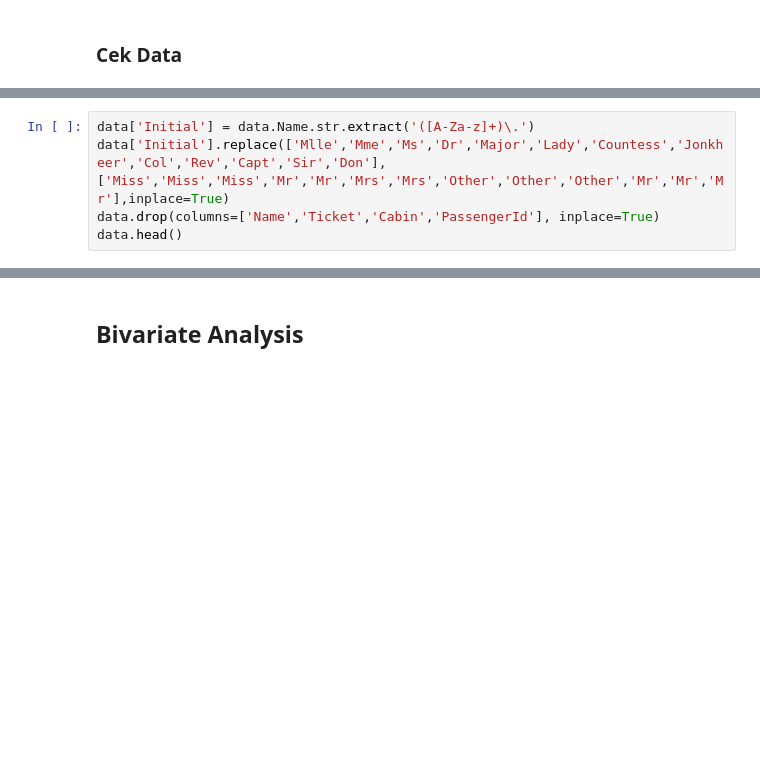
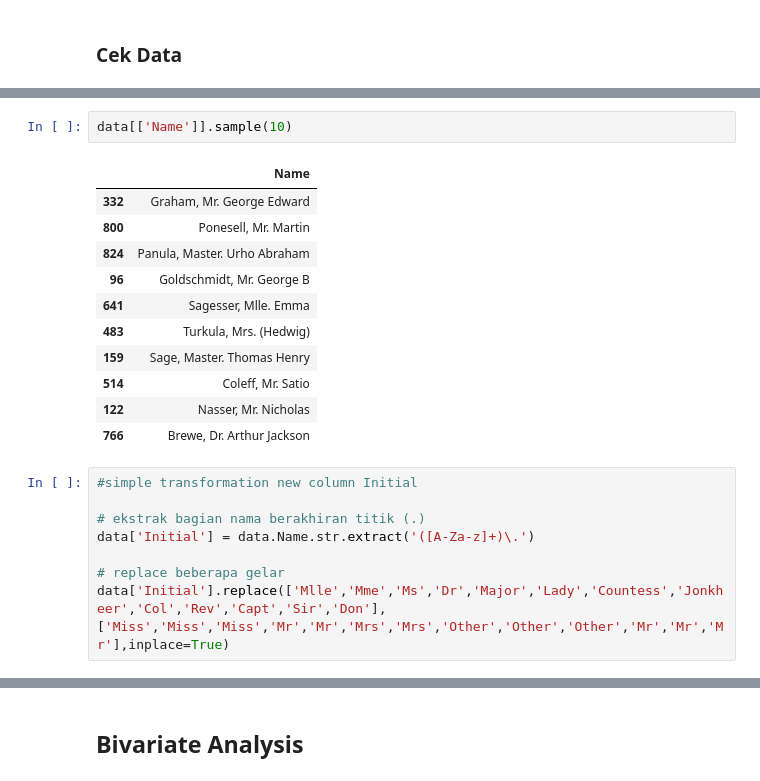
Before and after one commit to mofdac/bppk-bootcamp2, a Jupyter notebook: pandas-eda/EDA (Multivariate).ipynb, the cells around one changed output, grey strips where cells are left out. Saved outputs shown, nothing was run; the diff lists cells and outputs as text; blank space fills up the shorter version.

```diff
--- a/pandas-eda/EDA (Multivariate).ipynb
+++ b/pandas-eda/EDA (Multivariate).ipynb
@@ -55,5 +80,22 @@ data.head()
+# %%
+data[['Name']].sample(10)
+# %% [output]
+|  | Name |
+| 332 | Graham, Mr. George Edward |
+| 800 | Ponesell, Mr. Martin |
+| 824 | Panula, Master. Urho Abraham |
+| 96 | Goldschmidt, Mr. George B |
+| 641 | Sagesser, Mlle. Emma |
+| 483 | Turkula, Mrs. (Hedwig) |
+| 159 | Sage, Master. Thomas Henry |
+| 514 | Coleff, Mr. Satio |
+| 122 | Nasser, Mr. Nicholas |
+| 766 | Brewe, Dr. Arthur Jackson |
 # %%
+#simple transformation new column Initial
+
+# ekstrak bagian nama berakhiran titik (.)
 data['Initial'] = data.Name.str.extract('([A-Za-z]+)\.')
+
+# replace beberapa gelar
 data['Initial'].replace(['Mlle','Mme','Ms','Dr','Major','Lady','Countess','Jonkheer','Col','Rev','Capt','Sir','Don'],['Miss','Miss','Miss','Mr','Mr','Mrs','Mrs','Other','Other','Other','Mr','Mr','Mr'],inplace=True)
-data.drop(columns=['Name','Ticket','Cabin','PassengerId'], inplace=True)
-data.head()
```
Also changed, not shown: parts of 25 cells of this notebook.
